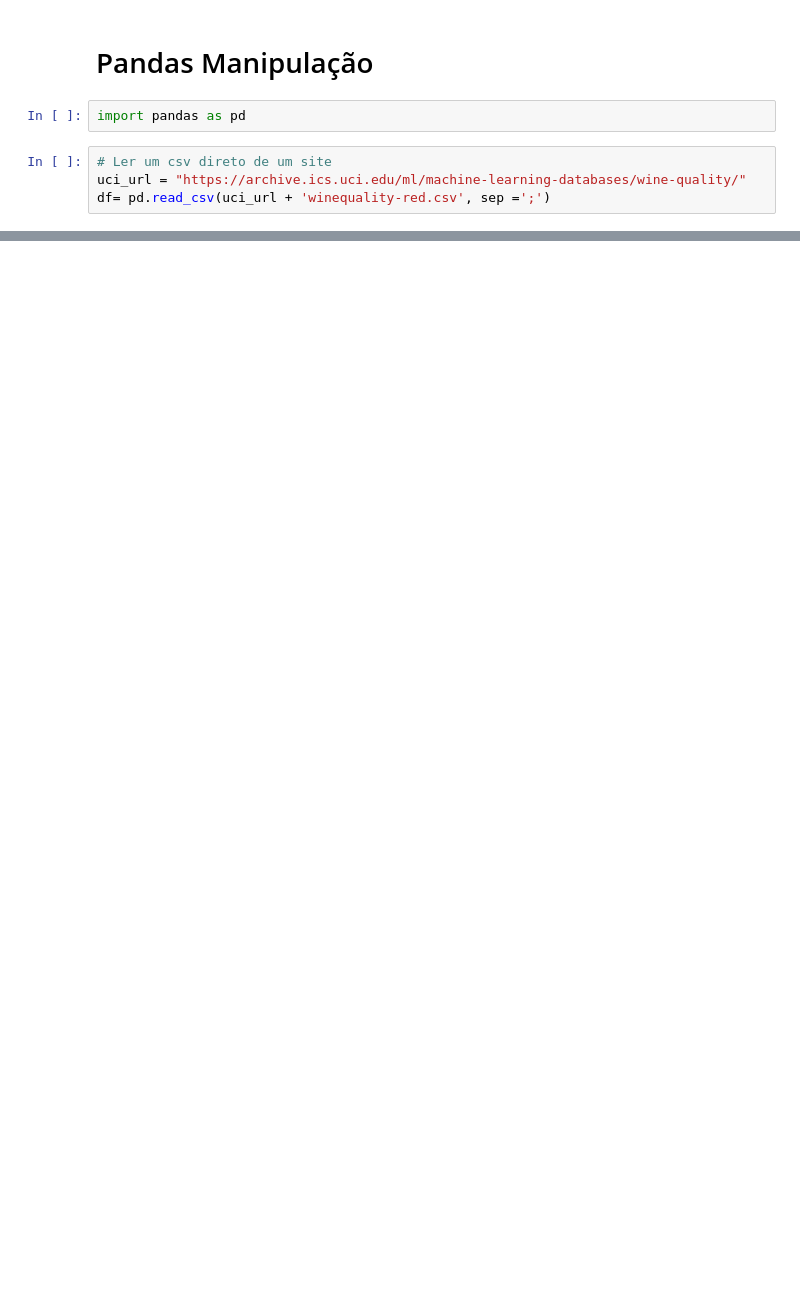
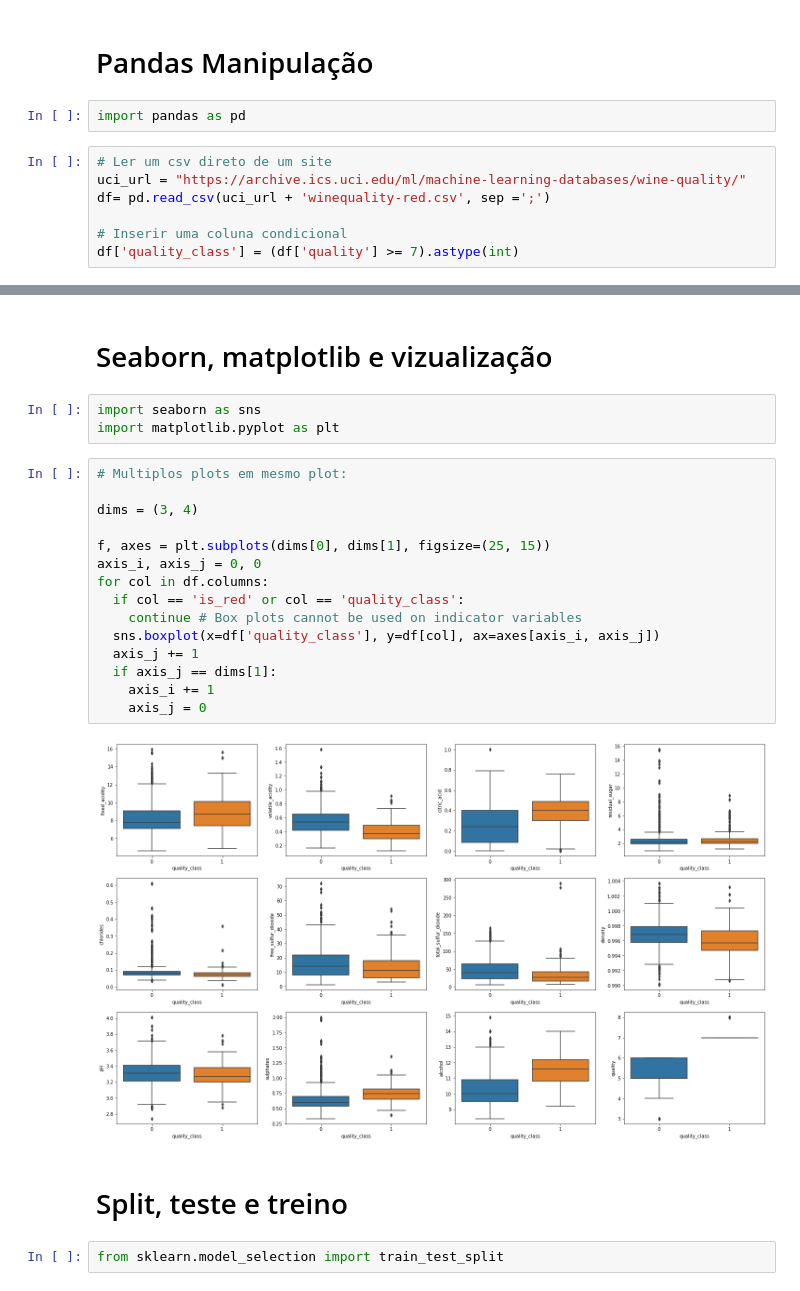
Before and after one commit to vitorquintella/CheatSheets, a Jupyter notebook: Dicas_uteis_e_funções_rápidas.ipynb, the cells around one changed output, grey strips where cells are left out. Saved outputs shown, nothing was run; the diff lists cells and outputs as text; blank space fills up the shorter version.

```diff
--- a/Dicas_uteis_e_funções_rápidas.ipynb
+++ b/Dicas_uteis_e_funções_rápidas.ipynb
@@ -6,6 +8,9 @@ import pandas as pd
 # Ler um csv direto de um site
 uci_url = "https://archive.ics.uci.edu/ml/machine-learning-databases/wine-quality/"
 df= pd.read_csv(uci_url + 'winequality-red.csv', sep =';')
+
+# Inserir uma coluna condicional
+df['quality_class'] = (df['quality'] >= 7).astype(int)
 # %%
 print(df.columns)
 
@@ -28,0 +69,26 @@ Index(['fixed_acidity', 'volatile_acidity', 'citric_acid', 'residual_sugar',
+# %% [markdown]
+# Seaborn, matplotlib e vizualização
+# %%
+import seaborn as sns
+import matplotlib.pyplot as plt
+# %%
+# Multiplos plots em mesmo plot:
+
+dims = (3, 4)
+
+f, axes = plt.subplots(dims[0], dims[1], figsize=(25, 15))
+axis_i, axis_j = 0, 0
+for col in df.columns:
+  if col == 'is_red' or col == 'quality_class':
+    continue # Box plots cannot be used on indicator variables
+  sns.boxplot(x=df['quality_class'], y=df[col], ax=axes[axis_i, axis_j])
+  axis_j += 1
+  if axis_j == dims[1]:
+    axis_i += 1
+    axis_j = 0
+# %% [output]
+[figure, added]
+# %% [markdown]
+# Split, teste e treino
+# %%
+from sklearn.model_selection import train_test_split
```
Also changed, not shown: parts of 8 cells of this notebook.
